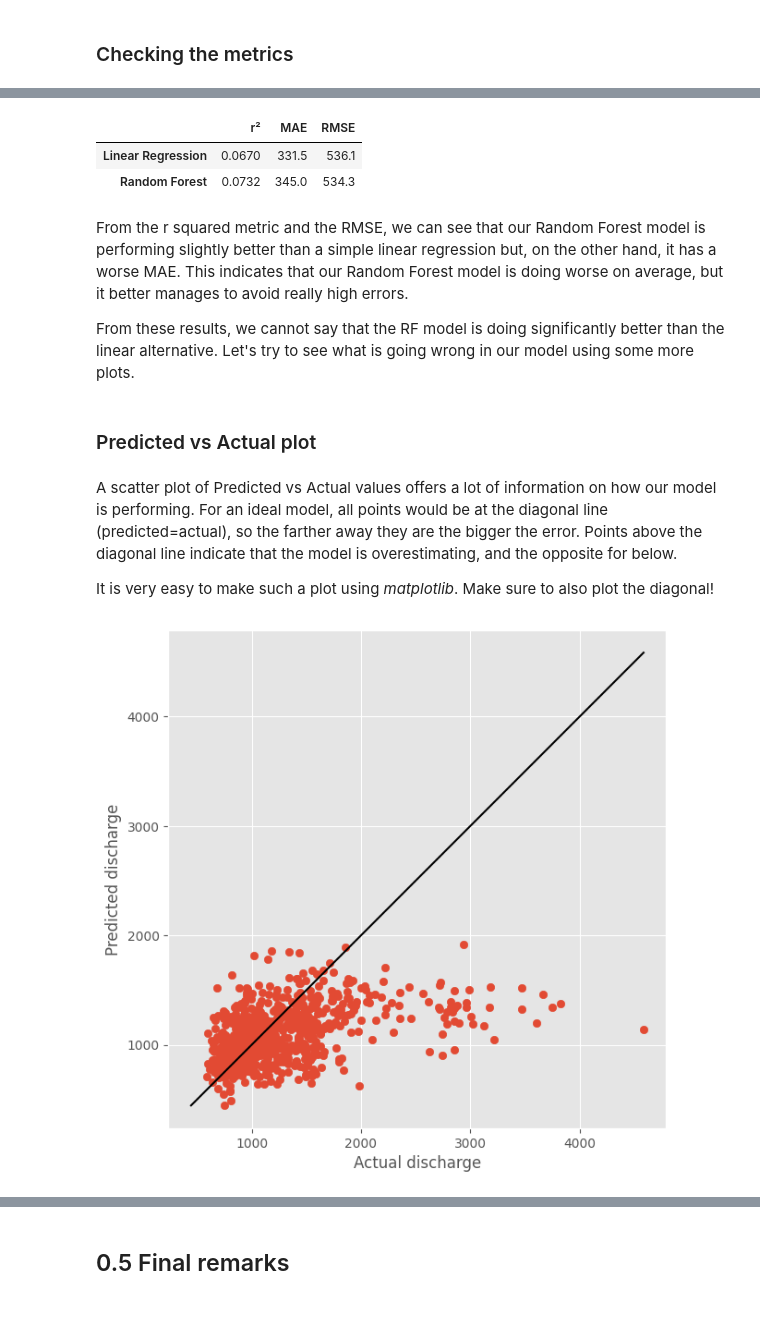
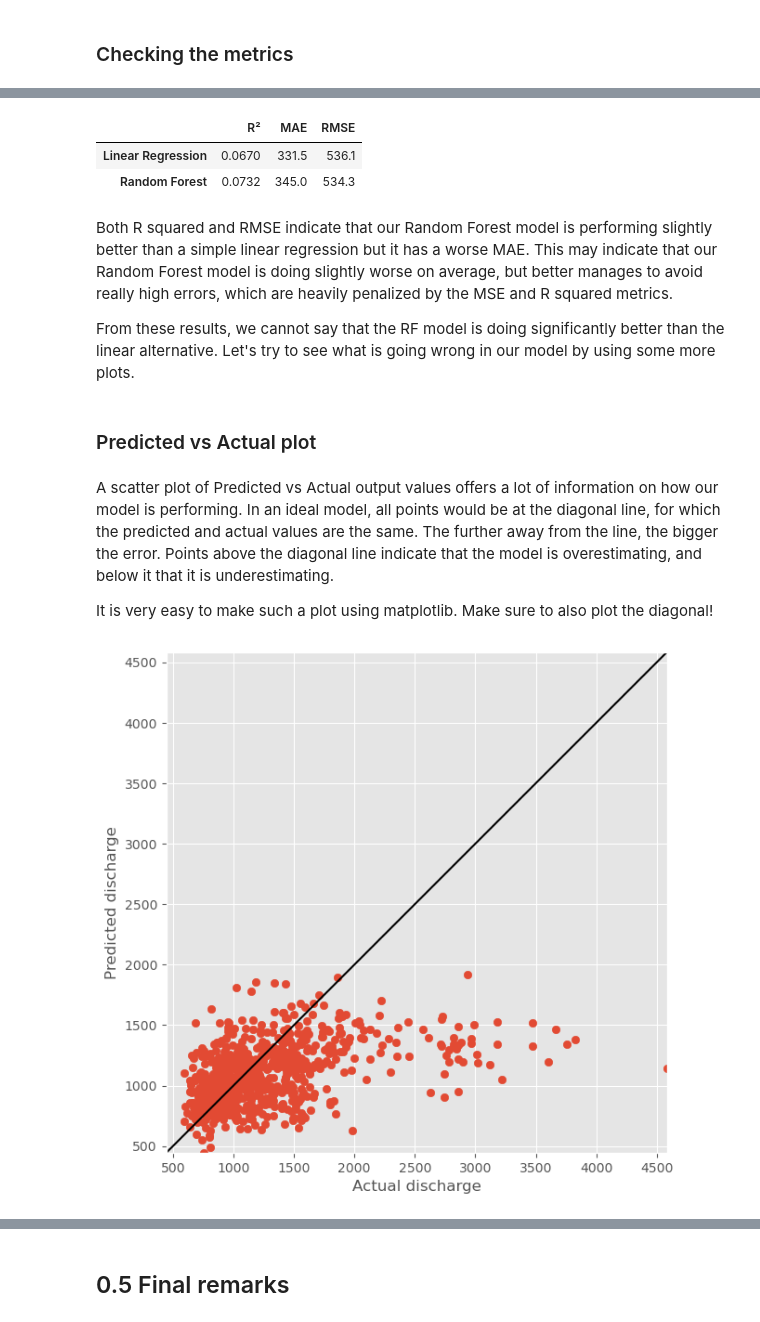
Before and after one commit to oriol-pomarol/codegeo_workshops, a Jupyter notebook: 0_training_your_first_ml_model.ipynb, the cells around one changed output, grey strips where cells are left out. Saved outputs shown, nothing was run; the diff lists cells and outputs as text; code cells hidden in the pictures.

```diff
--- a/0_training_your_first_ml_model.ipynb
+++ b/0_training_your_first_ml_model.ipynb
@@ -98,13 +99,17 @@ Let's first plot the input variables using the pandas dataframe `plot` function.
 # %%
-import matplotlib.pyplot as plt
+# Customize the style of the plot
+from matplotlib import style
+style.use('ggplot')
 
-matplotlib.style.use('ggplot')
-
+# Plot the input data
 axes = input_data.plot(use_index=True, y=["p", "t", "et"], figsize=(11, 11),
                        subplots=True, sharex=True, xlabel="Date", legend=False,
                        color='darkblue')
+
+# Add labels to the y-axes
 axes[0].set_ylabel('Precipitation')
 axes[1].set_ylabel('Temperature')
 axes[2].set_ylabel('Evapotranspiration')
+
 plt.show()
 # %% [output]
@@ -151,4 +158,10 @@ In *sklearn*, we first define which type of ML model we want to use, and then we
 # %%
+# Train a Random Forest model
 from sklearn.ensemble import RandomForestRegressor
-rf_model = RandomForestRegressor(random_state=10)
+rf_model = RandomForestRegressor(random_state=10, criterion='squared_error')
 rf_model.fit(X_train, y_train.values.ravel())
+
+# Train a Linear Regression model
+from sklearn.linear_model import LinearRegression
+lin_model = LinearRegression()
+lin_model.fit(X_train, y_train.values.ravel());
@@ -214,45 +221,49 @@ lin_rmse = mean_squared_error(y_test, lin_prediction, squared=False)
 
 # Create DataFrame to store the metrics
 metrics = pd.DataFrame({
-    'r²': [lin_r2, rf_r2],
+    'R²': [lin_r2, rf_r2],
     'MAE': [lin_mae, rf_mae],
     'RMSE': [lin_rmse, rf_rmse]
 }, index=['Linear Regression', 'Random Forest'])
 
 # Round to different number of decimal places for each column
-metrics = metrics.round({'r²': 4, 'MAE': 1, 'RMSE': 1})
+metrics = metrics.round({'R²': 4, 'MAE': 1, 'RMSE': 1})
 metrics
 # %% [output]
-|  | r² | MAE | RMSE |
+|  | R² | MAE | RMSE |
 | Linear Regression | 0.0670 | 331.5 | 536.1 |
 | Random Forest | 0.0732 | 345.0 | 534.3 |
 # %% [markdown]
-From the r squared metric and the RMSE, we can see that our Random Forest model is performing slightly better than a simple linear regression but, on the other hand, it has a worse MAE. This indicates that our Random Forest model is doing worse on average, but it better manages to avoid really high errors.
+Both R squared and RMSE indicate that our Random Forest model is performing slightly better than a simple linear regression but it has a worse MAE. This may indicate that our Random Forest model is doing slightly worse on average, but better manages to avoid really high errors, which are heavily penalized by the MSE and R squared metrics.
 
-From these results, we cannot say that the RF model is doing significantly better than the linear alternative. Let's try to see what is going wrong in our model using some more plots.
+From these results, we cannot say that the RF model is doing significantly better than the linear alternative. Let's try to see what is going wrong in our model by using some more plots.
 # %% [markdown]
 ### Predicted vs Actual plot
 # %% [markdown]
- A scatter plot of Predicted vs Actual values offers a lot of information on how our model is performing. For an ideal model, all points would be at the diagonal line (predicted=actual), so the farther away they are the bigger the error. Points above the diagonal line indicate that the model is overestimating, and the opposite for below.
+A scatter plot of Predicted vs Actual output values offers a lot of information on how our model is performing. In an ideal model, all points would be at the diagonal line, for which the predicted and actual values are the same. The further away from the line, the bigger the error. Points above the diagonal line indicate that the model is overestimating, and below it that it is underestimating.
 
-It is very easy to make such a plot using *matplotlib*. Make sure to also plot the diagonal!
+It is very easy to make such a plot using matplotlib. Make sure to also plot the diagonal!
 # %%
 plt.figure(figsize=(7,7))
 
-# Make the plot
+# Plot the observed vs predicted values
+plt.scatter(y_test, rf_prediction)
+
+# Plot the diagonal line
 min_val = min(min(y_test.values), min(rf_prediction))
 max_val = max(max(y_test.values), max(rf_prediction))
-plt.scatter(y_test, rf_prediction)
 plt.plot([min_val, max_val], [min_val, max_val], color='black')
 
-# Labels
+# Add labels
 plt.xlabel('Actual discharge')
 plt.ylabel('Predicted discharge')
 
-# Equal aspect ratio
+# Set the aspect of the plot to be equal
+plt.xlim([min_val, max_val])
+plt.ylim([min_val, max_val])
 plt.gca().set_aspect('equal', adjustable='box')
 
 plt.show()
 # %% [output]
-[figure, old version]
+[figure, new version]
 # %% [markdown]
```
Also changed, not shown: parts of 26 cells of this notebook.
